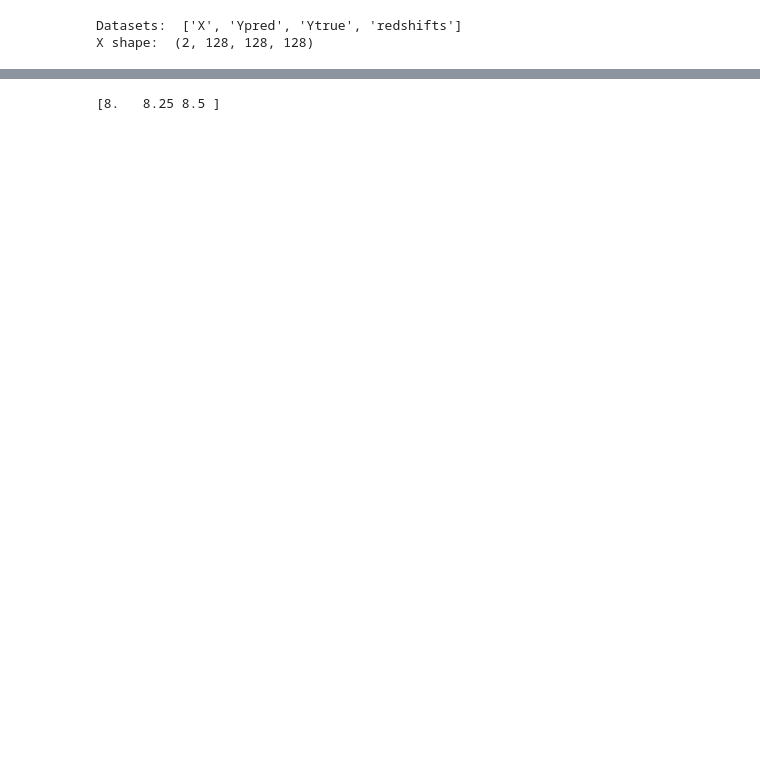
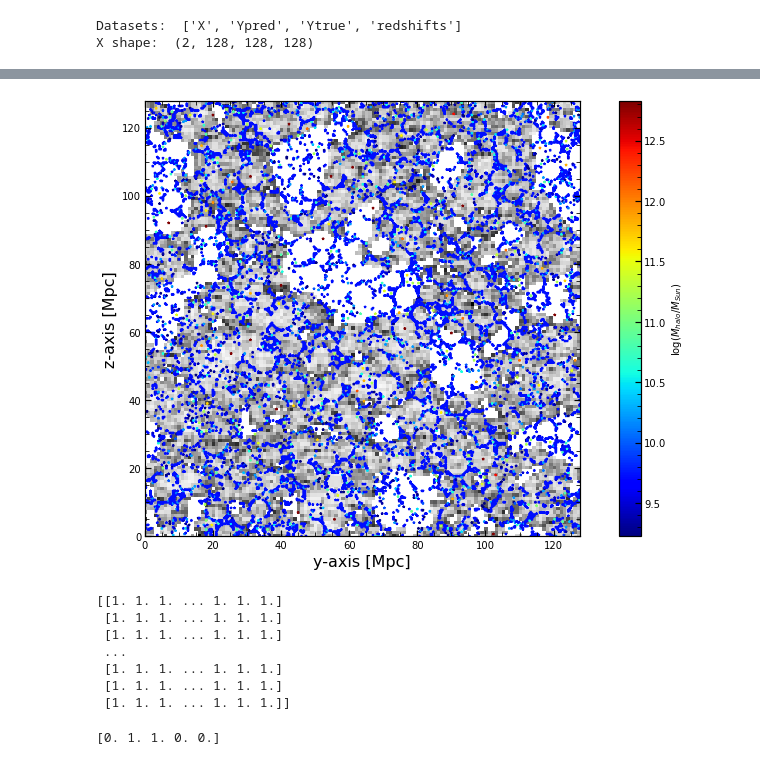
Before and after one commit to kenj19/PHYS459, a Jupyter notebook: read_coeval_boxes.ipynb, the cells around one changed output, grey strips where cells are left out. Saved outputs shown, nothing was run; the diff lists cells and outputs as text; code cells hidden in the pictures; blank space fills up the shorter version.

```diff
--- a/read_coeval_boxes.ipynb
+++ b/read_coeval_boxes.ipynb
@@ -59,4 +160,27 @@ initial_conditions = p21c.initial_conditions(
+# %%
+
+
+fig, ax = plt.subplots(figsize=[14, 8])
+ax.imshow(orig_coeval_box_slice, cmap='Greys')#,  interpolation='nearest')
+# for x=x_coord, y=y_coord, c=mass, and cmap will put gradient of masses
+plt.gca().invert_yaxis()
+im = ax.scatter(x=dist_halo_coords_slice[:,0], y=dist_halo_coords_slice[:,1],
+           marker='*', s=5.0, c=np.log10(halo_masses_slice), cmap='jet')
+fig.colorbar(im, label='log($M_{halo}/M_{Sun}$)', ax=ax)
+ax.set_xlim(0, 127.6666666)
+ax.set_ylim(0, 127.6666666)
+ax.set_ylabel('z-axis [Mpc]', fontsize=16)
+ax.set_xlabel('y-axis [Mpc]', fontsize=16)
+fig.savefig('/Users/jacobkennedy/Desktop/PHYS_459/color_coded_masses_over_bubbles2.jpeg')
+# %% [output]
+[figure, added]
 # %%
-print(redshifts)
+print(slice_binarized_pred)
 # %% [output]
-[8.   8.25 8.5 ]
+[[1. 1. 1. ... 1. 1. 1.]
+ [1. 1. 1. ... 1. 1. 1.]
+ [1. 1. 1. ... 1. 1. 1.]
+ ...
+ [1. 1. 1. ... 1. 1. 1.]
+ [1. 1. 1. ... 1. 1. 1.]
+ [1. 1. 1. ... 1. 1. 1.]]
@@ -77,0 +193,4 @@ halos = determine_halo_list(
+# %%
+print(a)
+# %% [output]
+[0. 1. 1. 0. 0.]
```
Also changed, not shown: parts of 14 cells of this notebook.
